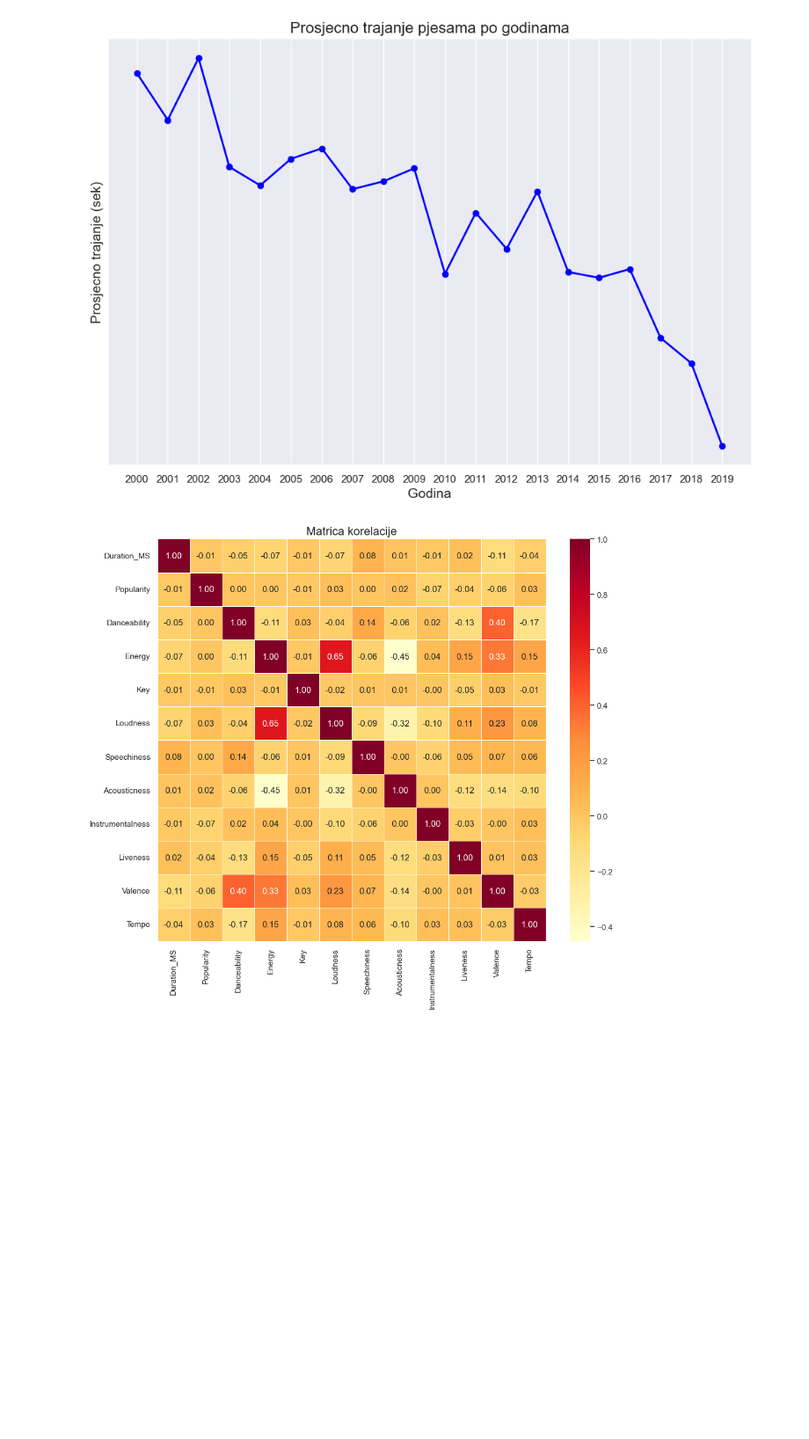
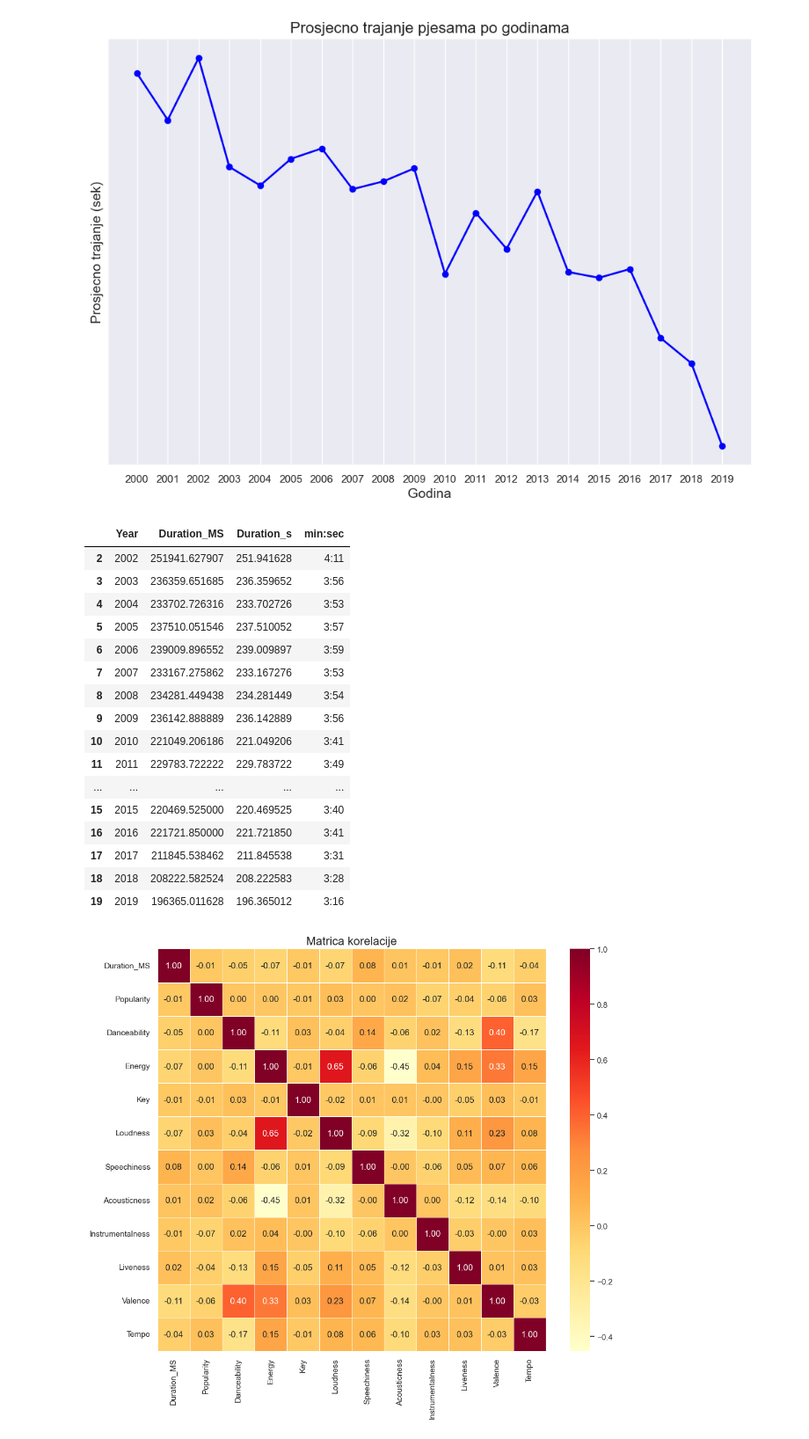
Before and after one commit to SaraTalic/Spotify-Analysis, a Jupyter notebook: spotifyAnalizaPodataka.ipynb, the cells around one changed output. Shown at 88% size. Cells and saved outputs as stored; diff of their text form; code cells hidden in the pictures; blank space fills up the shorter version.

```diff
--- a/spotifyAnalizaPodataka.ipynb
+++ b/spotifyAnalizaPodataka.ipynb
@@ -676,3 +666,30 @@ plt.yticks(y_ticks)
 plt.show()
 # %% [output]
 [figure]
+# %%
+def ms_to_minsec(ms):
+    sec = ms / 1000
+    return f"{int(sec // 60)}:{int(sec % 60)}"
+# %%
+durations = data[['Duration_MS', 'Year']].groupby('Year').mean().reset_index().iloc[2:]
+durations['Duration_s'] = durations['Duration_MS'] / 1000
+durations['min:sec'] = durations['Duration_MS'].apply(ms_to_minsec)
+durations
+# %% [output]
+|  | Year | Duration_MS | Duration_s | min:sec |
+| 2 | 2002 | 251941.627907 | 251.941628 | 4:11 |
+| 3 | 2003 | 236359.651685 | 236.359652 | 3:56 |
+| 4 | 2004 | 233702.726316 | 233.702726 | 3:53 |
+| 5 | 2005 | 237510.051546 | 237.510052 | 3:57 |
+| 6 | 2006 | 239009.896552 | 239.009897 | 3:59 |
+| 7 | 2007 | 233167.275862 | 233.167276 | 3:53 |
+| 8 | 2008 | 234281.449438 | 234.281449 | 3:54 |
+| 9 | 2009 | 236142.888889 | 236.142889 | 3:56 |
+| 10 | 2010 | 221049.206186 | 221.049206 | 3:41 |
+| 11 | 2011 | 229783.722222 | 229.783722 | 3:49 |
+| ... | ... | ... | ... | ... |
+| 15 | 2015 | 220469.525000 | 220.469525 | 3:40 |
+| 16 | 2016 | 221721.850000 | 221.721850 | 3:41 |
+| 17 | 2017 | 211845.538462 | 211.845538 | 3:31 |
+| 18 | 2018 | 208222.582524 | 208.222583 | 3:28 |
+| 19 | 2019 | 196365.011628 | 196.365012 | 3:16 |
```
Also changed, not shown: parts of 21 cells of this notebook, 7 other files.
